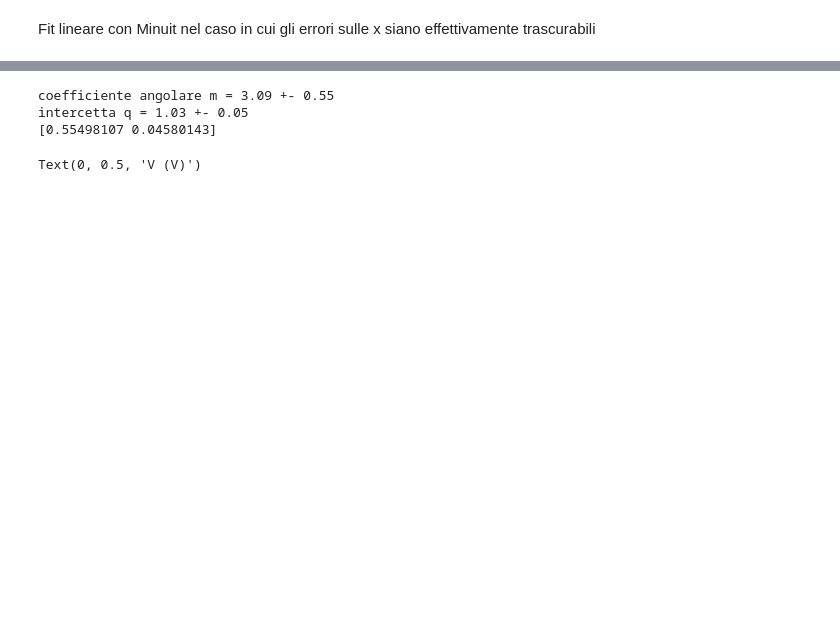
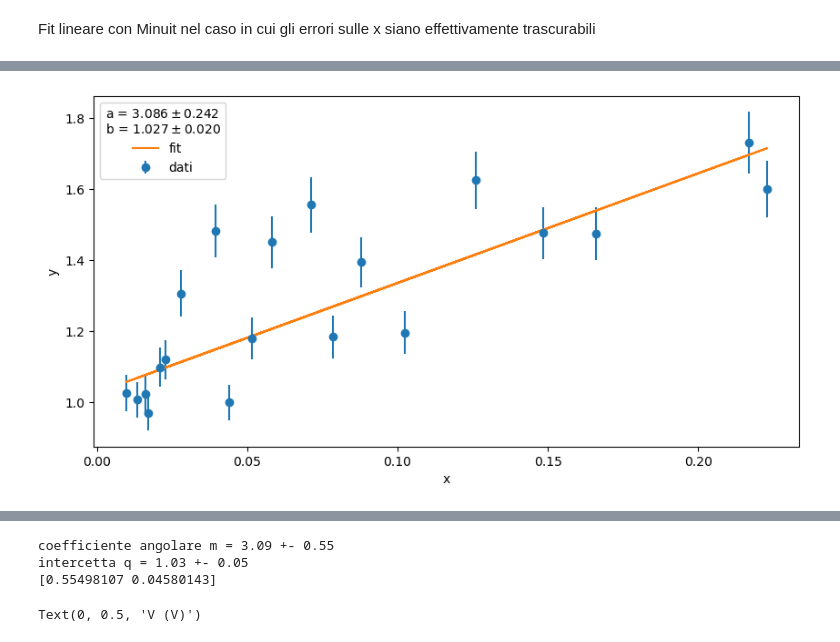
Before and after one commit to Dariomin/Lab4, a Jupyter notebook: kB_tensione.ipynb, the cells around one changed output, grey strips where cells are left out. Cells and saved outputs as stored; diff of their text form; code cells hidden in the pictures; blank space fills up the shorter version.

```diff
--- a/kB_tensione.ipynb
+++ b/kB_tensione.ipynb
@@ -69,0 +84,5 @@ Fit lineare con Minuit nel caso in cui gli errori sulle x siano effettivamente t
+# %%
+def line(x, a, b):
+    return a*x + b
+least_squares = LeastSquares(c_rev, v, err_v, line)
+m = Minuit(least_squares, a = 1, b = 0)
@@ -70,2 +119,15 @@ Fit lineare con Minuit nel caso in cui gli errori sulle x siano effettivamente t
+# %%
+plt.figure(figsize=(10, 5))
+plt.errorbar(c_rev, v, err_v, fmt="o", label="dati")
+plt.plot(c_rev, line(c_rev, *m.values), label="fit")
+fit_info = [ ]
+for i, j, e in zip(m.parameters, m.values, m.errors):
+    fit_info.append(f"{i} = ${j:.3f} \\pm {e:.3f}$")
+plt.legend(title="\n".join(fit_info))
+plt.xlabel('x')
+plt.ylabel('y')
+plt.show()
+# %% [output]
+[figure, added]
 # %% [markdown]
  ### FIT LINEARE NEL CASO IN CUI NON SIANO TRASCURABILI GLI ERRORI SULLE X
```
Also changed, not shown: parts of 17 cells of this notebook.
